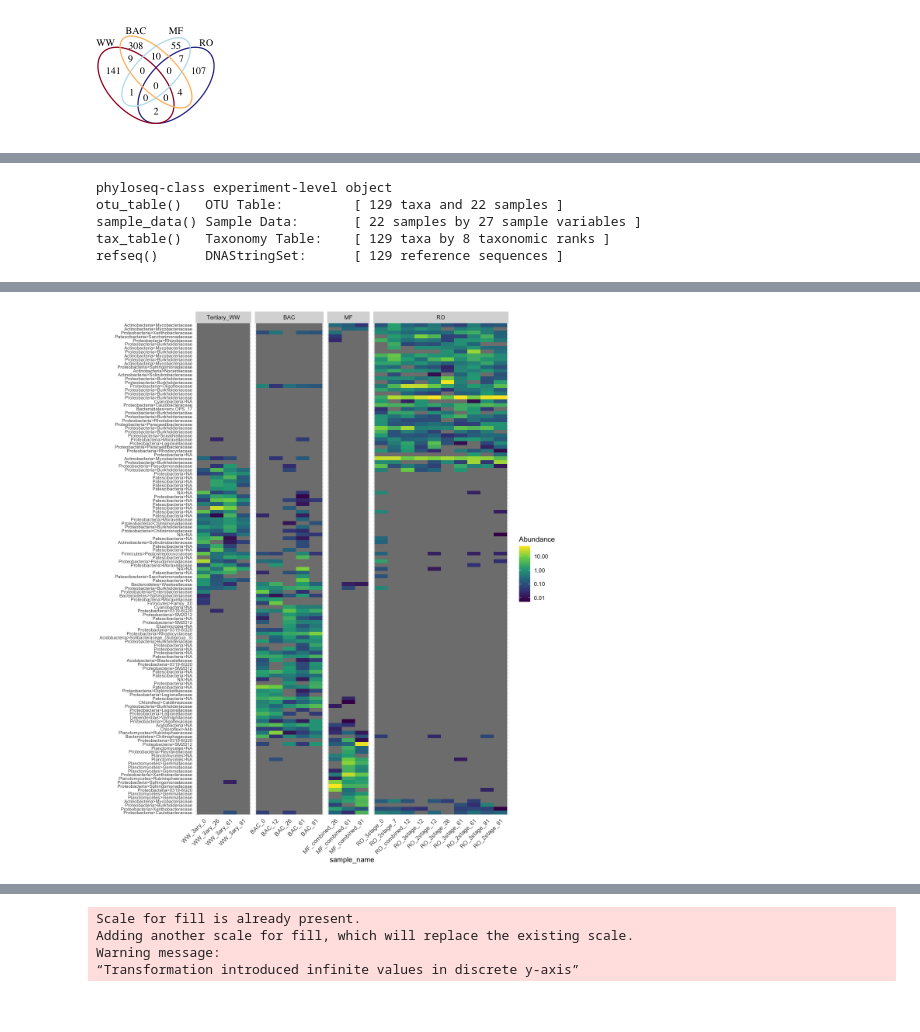
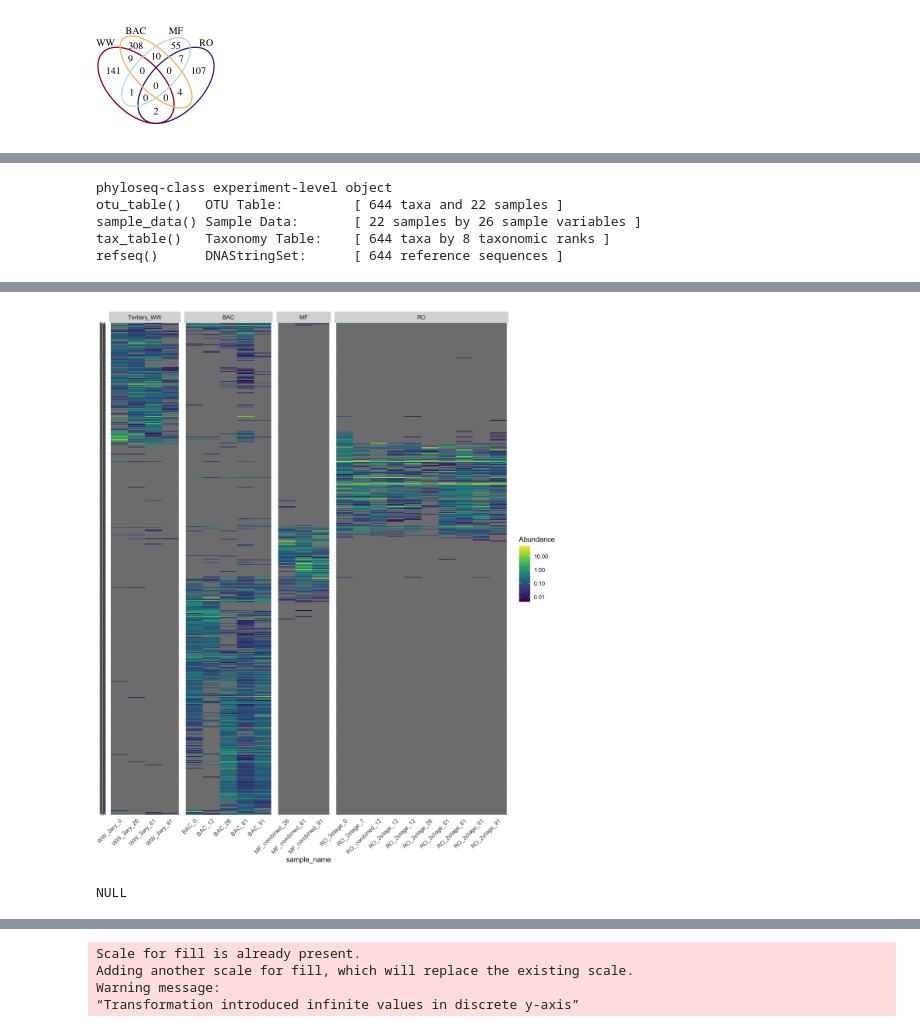
Before and after one commit to rosekantor/awtp2, a Jupyter notebook: awtp2_16S_analysis_052223.ipynb, the cells around one changed output, grey strips where cells are left out. Cells and saved outputs as stored; diff of their text form; code cells hidden in the pictures.

```diff
--- a/awtp2_16S_analysis_052223.ipynb
+++ b/awtp2_16S_analysis_052223.ipynb
@@ -200,6 +236,10 @@ Run 20 stress 0.110485
 # %%
 # Remove contaminated sample AWTP_2_RO2_bulk_4_B_Test_June2_W12 from dataset
 ps_awtp <- subset_samples(ps_awtp, subset = !(sample_code_full_and_batch %in% "AWTP_2_RO2_bulk_4_B_Test_June2_W12"))
+
+# drop samples from 2nd RO membrane autopsy, conducted 7 months after the rest of the study
+# (the perm was so low biomass it was all contam from the feed)
+ps_awtp <- subset_samples(ps_awtp, subset = !(sample_day == 328))
 
 # note: within the decontam notebook, we created a "combined" taxa label:
 # ranks <- c("Phylum", "Family", "Genus")
@@ -212,5 +252,5 @@ tax_table(ps_awtp) <- cbind(tax_table(ps_awtp), phyfam=combined_labels)
 
 # subset and normalize to percents
 ps_dpwf_perc <- transform_sample_counts(ps_awtp, function(x) 100*x/sum(x))
-ps_dpwf_bulk <- subset_samples(ps_awtp, subset = !(location_gen %in% c('Feed', 'Perm')))
+ps_dpwf_bulk <- subset_samples(ps_awtp, subset = !(location_gen %in% c('ROBF')))
 ps_dpwf_bulk_perc <- transform_sample_counts(ps_dpwf_bulk, function(x) 100*x/sum(x))
@@ -739,25 +897,25 @@ grid.draw(venn.diagram(cores, NULL, col=c('#A50026','#313695','#FDBE70','#BCE1EE
 # %%
 #plot cores
 ps_core <- prune_taxa(unique(c(core.WW3,core.RO,core.BAC, core.MF)), dataset)
-ps_core_filt1.1 <- filter_taxa(ps_core, filterfun(kOverA(1, 1)), TRUE)
-ps_core_filt1.1
+ps_core_filt1.05 <- filter_taxa(ps_core, filterfun(kOverA(1, 0.05)), TRUE)
+ps_core_filt1.05
 # %% [output]
 phyloseq-class experiment-level object
-otu_table()   OTU Table:         [ 129 taxa and 22 samples ]
-sample_data() Sample Data:       [ 22 samples by 27 sample variables ]
-tax_table()   Taxonomy Table:    [ 129 taxa by 8 taxonomic ranks ]
-refseq()      DNAStringSet:      [ 129 reference sequences ]
+otu_table()   OTU Table:         [ 644 taxa and 22 samples ]
+sample_data() Sample Data:       [ 22 samples by 26 sample variables ]
+tax_table()   Taxonomy Table:    [ 644 taxa by 8 taxonomic ranks ]
+refseq()      DNAStringSet:      [ 644 reference sequences ]
 # %%
 #plot heatmap
 options(repr.plot.width = 10, repr.plot.height = 12)
-plot_heatmap(ps_core_filt1.1, taxa.label = "phyfam", sample.label = "sample_name", sample.order = "sample_date", method="NMDS")+
+plot_heatmap(ps_core_filt1.05, taxa.label = "phyfam", sample.label = "sample_name", sample.order = "sample_date", method="NMDS")+
             scale_fill_continuous(type='viridis', trans = log_trans(10))+
      theme(axis.text.y = element_text(size=7),
            axis.title.y = element_blank(),
            axis.ticks = element_blank(),
            axis.text.x = element_text(angle = 45, hjust = 1, vjust = 1, size=9))+
      facet_grid(.~location_gen, scale="free_x", space="free_x")
-ggsave('~/data/awtp2/amplicon_16S/heatmap_cores_filt1.1.png', device='png', width=12, height=9)
+#ggsave('~/data/awtp2/amplicon_16S/heatmap_cores_filt1.05.png', device='png', width=12, height=9)
 # %% [output]
 Scale for fill is already present.
 Adding another scale for fill, which will replace the existing scale.
@@ -768 +924,8 @@ Warning message:
-[figure, old version]
+[figure, new version]
+# %%
+#plot all intersections
+partitions <- get.venn.partitions(cores)
+allover_seqs <- partitions[partitions$RO==TRUE & partitions$WW3==TRUE & partitions$MF==FALSE & partitions$BAC==FALSE]$..values..
+allover_seqs
+# %% [output]
+NULL
```
Also changed, not shown: parts of 37 cells of this notebook, 3 other files.
